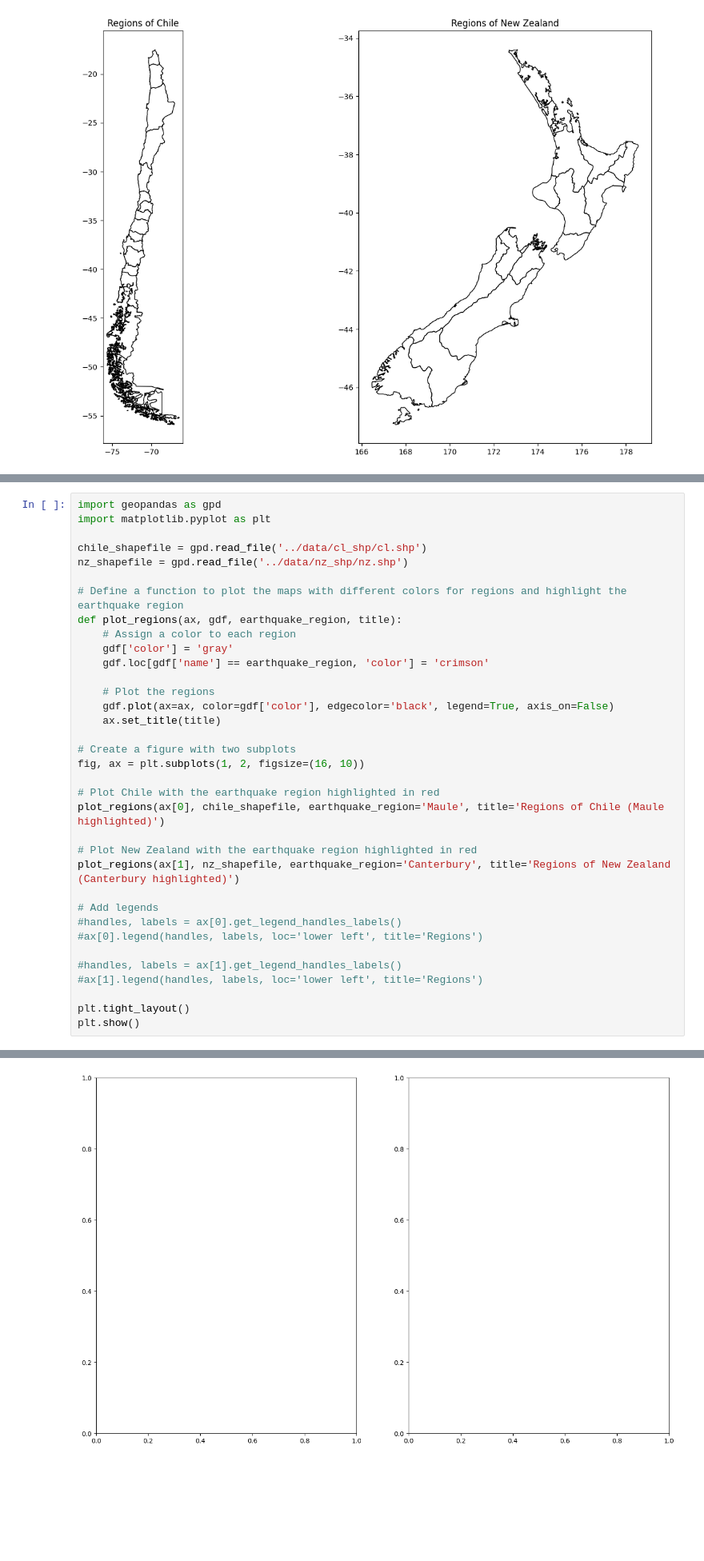
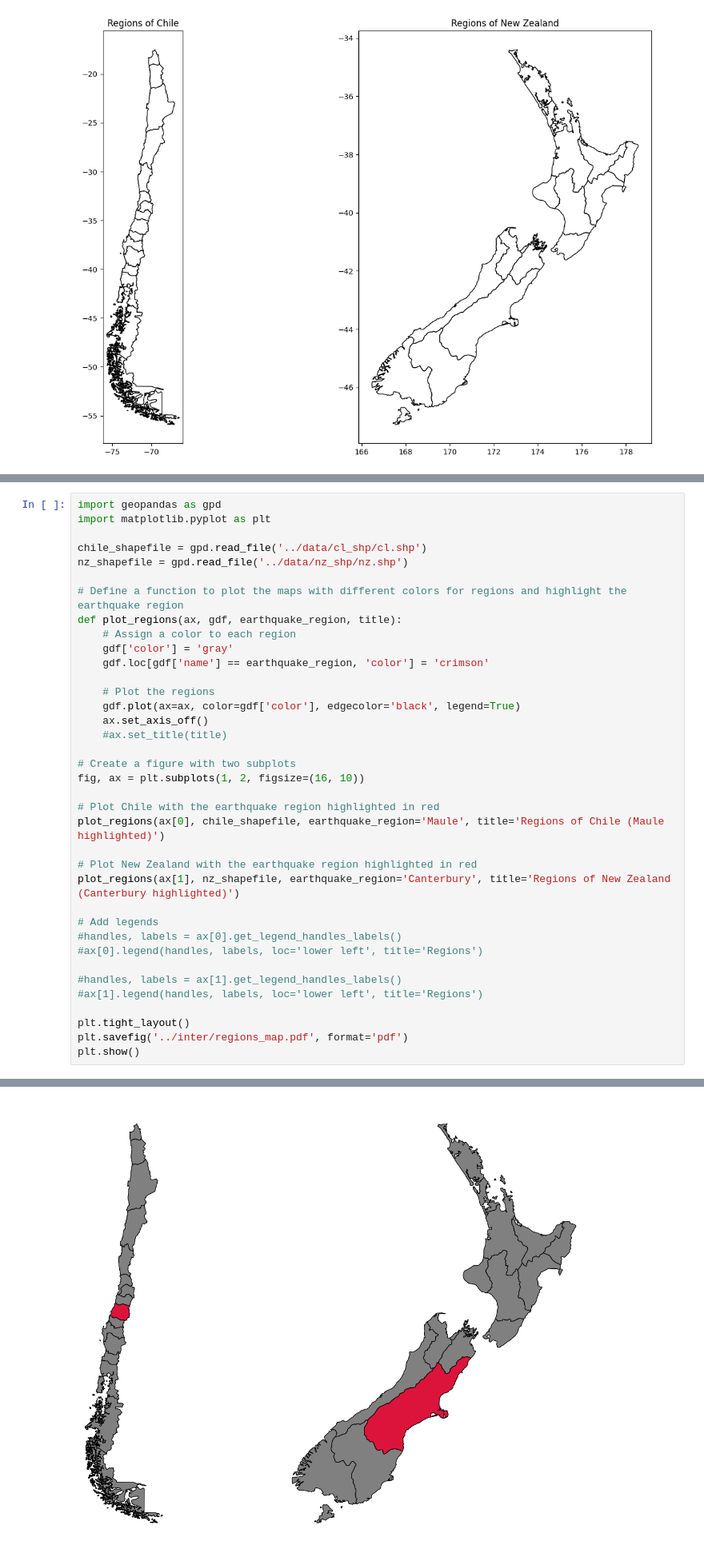
Before and after one commit to diodz/dpl-earthquakes, a Jupyter notebook: notebooks/Additional Figures.ipynb, the cells around one changed output, grey strips where cells are left out. Shown at 80% size. Drawn from its saved outputs; the diff is of its cells as text; blank space fills up the shorter version.

```diff
--- a/notebooks/Additional Figures.ipynb
+++ b/notebooks/Additional Figures.ipynb
@@ -121,8 +121,9 @@ def plot_regions(ax, gdf, earthquake_region, title):
     gdf.loc[gdf['name'] == earthquake_region, 'color'] = 'crimson'
 
     # Plot the regions
-    gdf.plot(ax=ax, color=gdf['color'], edgecolor='black', legend=True, axis_on=False)
-    ax.set_title(title)
+    gdf.plot(ax=ax, color=gdf['color'], edgecolor='black', legend=True)
+    ax.set_axis_off()
+    #ax.set_title(title)
 
 # Create a figure with two subplots
 fig, ax = plt.subplots(1, 2, figsize=(16, 10))
@@ -141,5 +142,6 @@ plot_regions(ax[1], nz_shapefile, earthquake_region='Canterbury', title='Regions
 #ax[1].legend(handles, labels, loc='lower left', title='Regions')
 
 plt.tight_layout()
+plt.savefig('../inter/regions_map.pdf', format='pdf')
 plt.show()
 # %% [output]
@@ -147 +148 @@ TypeError: plot_regions() got an unexpected keyword argument 'axis'
-[figure, old version]
+[figure, new version]
```
Also changed, not shown: parts of 3 cells of this notebook, 1 other file.
